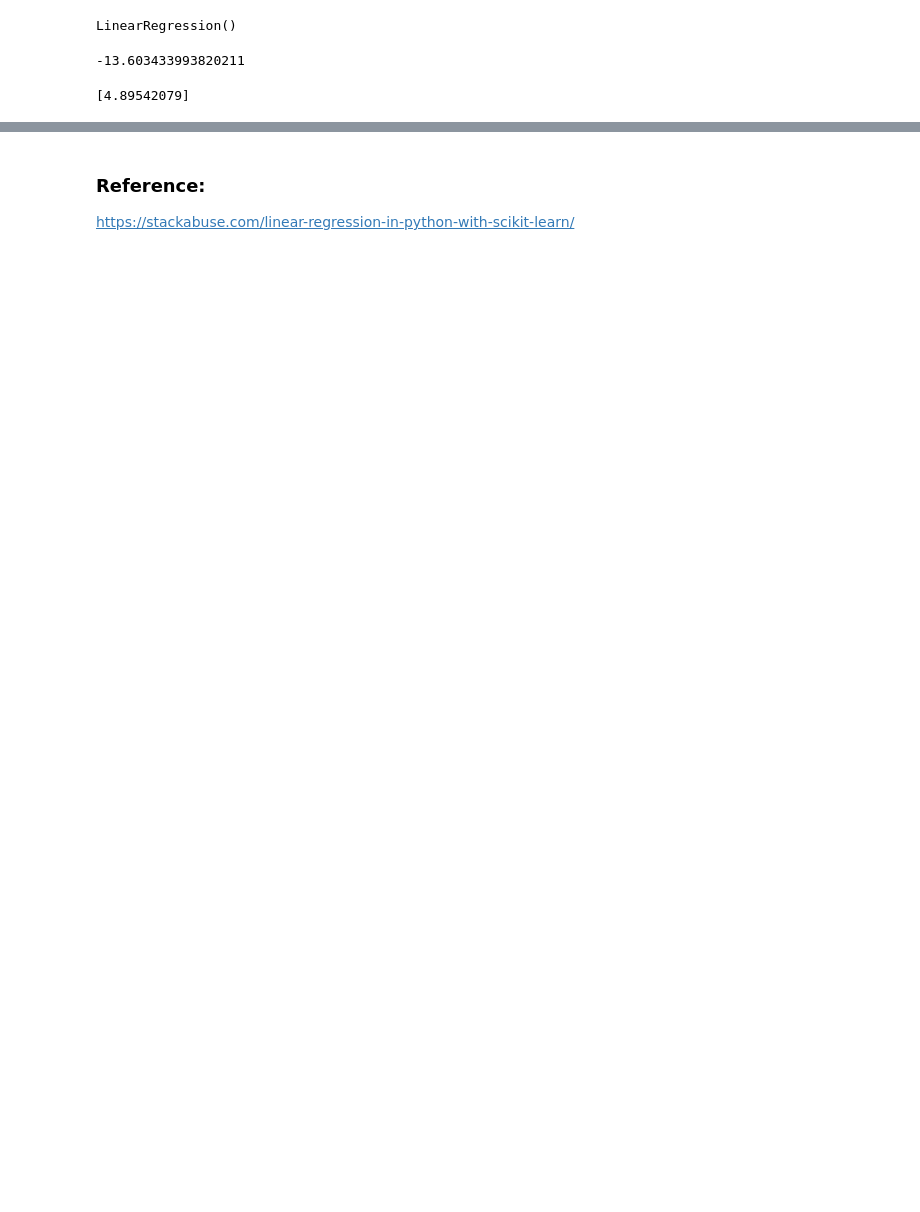
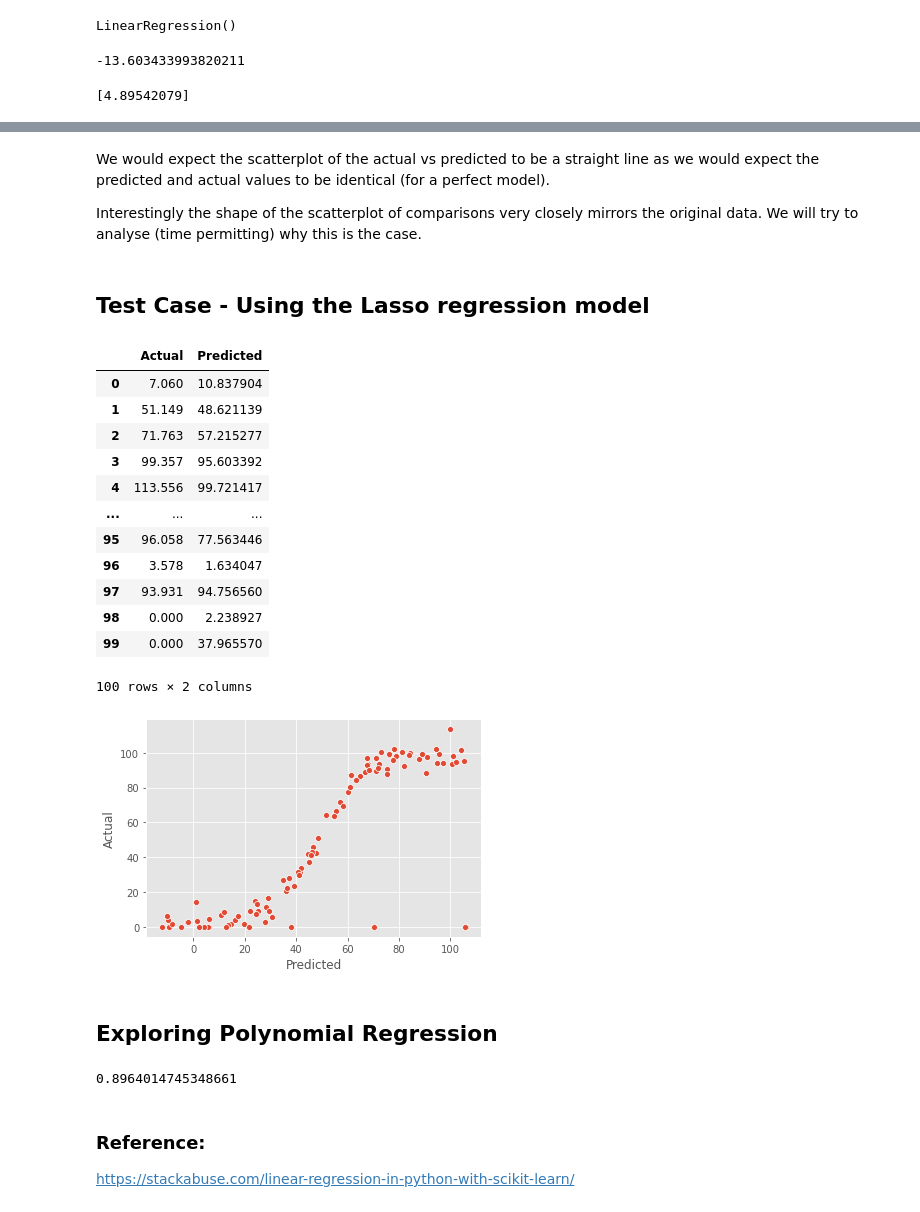
Before and after one commit to dssheldon/foda-project-sds, a Jupyter notebook: FoDA Project 2020.ipynb, the cells around one changed output, grey strips where cells are left out. Drawn from its saved outputs; the diff is of its cells as text; code cells hidden in the pictures; blank space fills up the shorter version.

```diff
--- a/FoDA Project 2020.ipynb
+++ b/FoDA Project 2020.ipynb
@@ -133,3 +195,56 @@ act_vs_pred
+# %% [markdown]
+We would expect the scatterplot of the actual vs predicted to be a straight line as we would expect the predicted and actual values to be identical (for a perfect model).
+
+Interestingly the shape of the scatterplot of comparisons very closely mirrors the original data. We will try to analyse (time permitting) why this is the case.
+# %% [markdown]
+## Test Case - Using the Lasso regression model
+# %%
+from sklearn import linear_model
+
+clf = linear_model.Lasso(alpha=3)
+clf.fit(X_train, y_train)
+
+y_pred = clf.predict(X_test)
+
+
+act_vs_pred = pd.DataFrame({'Actual': y_test, 'Predicted': y_pred})
+
+sns.scatterplot(act_vs_pred['Predicted'], act_vs_pred['Actual'])
+
+act_vs_pred
+# %% [output]
+|  | Actual | Predicted |
+| 0 | 7.060 | 10.837904 |
+| 1 | 51.149 | 48.621139 |
+| 2 | 71.763 | 57.215277 |
+| 3 | 99.357 | 95.603392 |
+| 4 | 113.556 | 99.721417 |
+| ... | ... | ... |
+| 95 | 96.058 | 77.563446 |
+| 96 | 3.578 | 1.634047 |
+| 97 | 93.931 | 94.756560 |
+| 98 | 0.000 | 2.238927 |
+| 99 | 0.000 | 37.965570 |
+100 rows × 2 columns
+[figure, added]
+# %% [markdown]
+## Exploring Polynomial Regression
+# %%
+# https://www.w3schools.com/python/python_ml_polynomial_regression.asp
+
+#The code below checks for the r-squared value for the dataset to check for fit
+
+import numpy as np
+from sklearn.metrics import r2_score
+
+a =  df["speed"]
+b =df["power"]
+
+mymodel = np.poly1d(np.polyfit(a, b, 4))
+
+print(r2_score(b, mymodel(a)))
+# %% [output]
+0.8964014745348661
 # %% [markdown]
 ### Reference:
 
```
Also changed, not shown: parts of 22 cells of this notebook.
